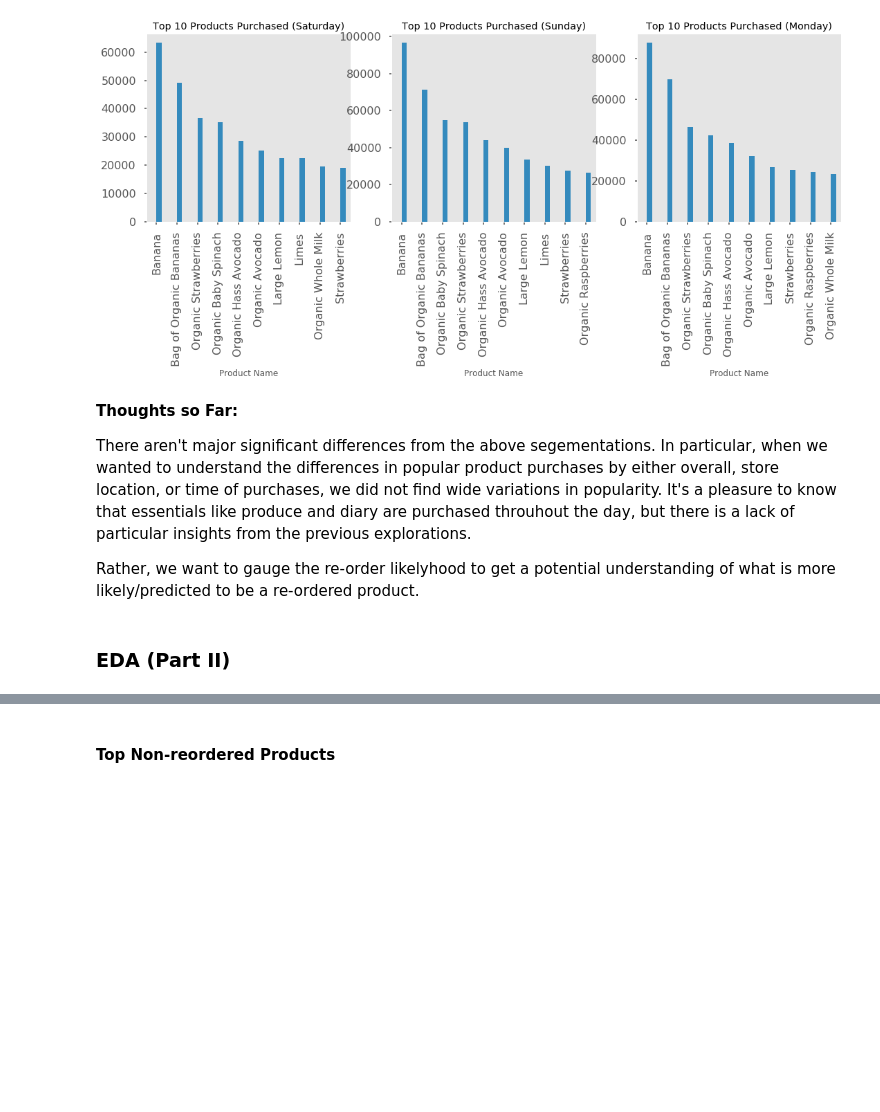
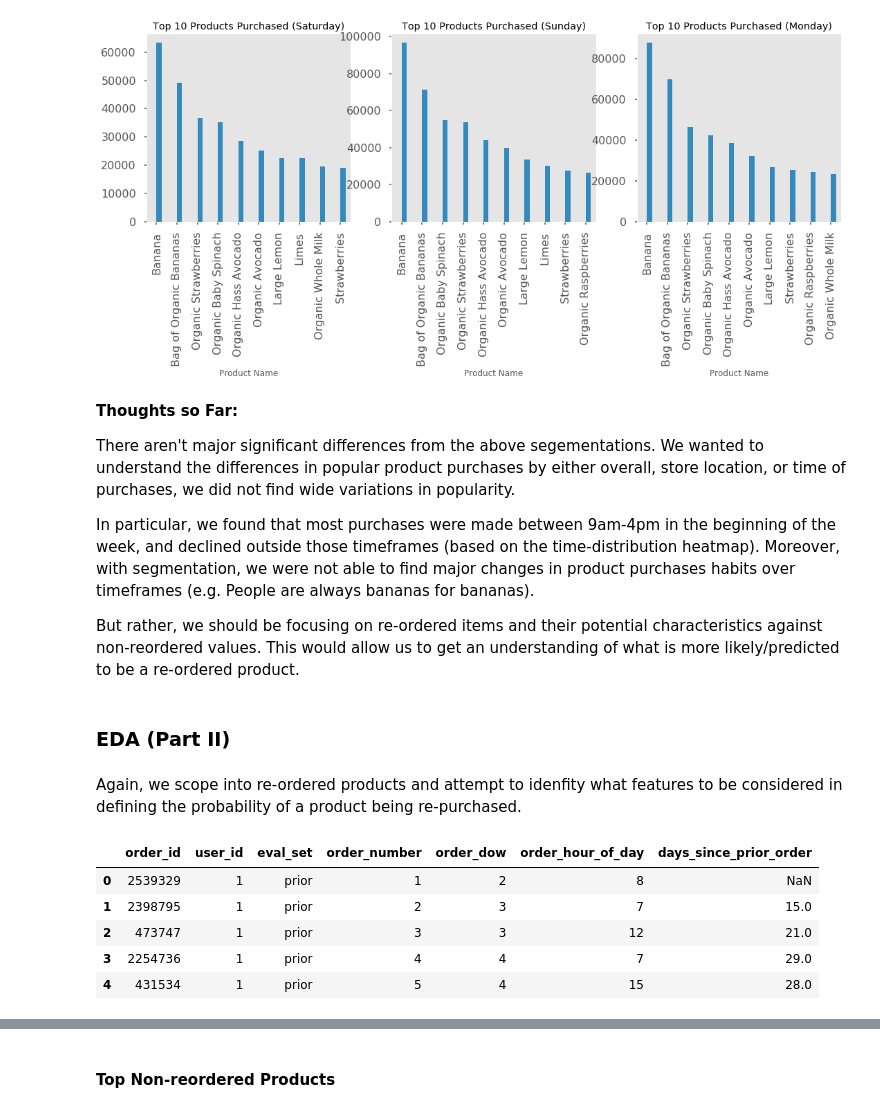
Before and after one commit to CloudChaoszero/Instacart-Product-AnalysisAndInference, a Jupyter notebook: Analytics/Instacart-Data-Analytics.ipynb, the cells around one changed output, grey strips where cells are left out. Saved outputs shown, nothing was run; the diff lists cells and outputs as text; code cells hidden in the pictures; blank space fills up the shorter version.

```diff
--- a/Analytics/Instacart-Data-Analytics.ipynb
+++ b/Analytics/Instacart-Data-Analytics.ipynb
@@ -390,8 +403,12 @@ plt.show()
 # %% [markdown]
 **Thoughts so Far:**
 
-There aren't major significant differences from the above segementations. In particular, when we wanted to understand the differences in popular product purchases by either overall, store location, or time of purchases, we did not find wide variations in popularity. It's a pleasure to know that essentials like produce and diary are purchased throuhout the day, but there is a lack of particular insights from the previous explorations.
+There aren't major significant differences from the above segementations. We wanted to understand the differences in popular product purchases by either overall, store location, or time of purchases, we did not find wide variations in popularity.
 
-Rather, we want to gauge the re-order likelyhood to get a potential understanding of what is more likely/predicted to be a re-ordered product.
+In particular, we found that most purchases were made between 9am-4pm in the beginning of the week, and declined outside those timeframes (based on the time-distribution heatmap). Moreover, with segmentation, we were not able to find major changes in product purchases habits over timeframes (e.g. People are always bananas for bananas).
+
+But rather, we should be focusing on re-ordered items and their potential characteristics against non-reordered values. This would allow us to get an understanding of what is more likely/predicted to be a re-ordered product.
 # %% [markdown]
 ### EDA (Part II)
+# %% [markdown]
+Again, we scope into re-ordered products and attempt to idenfity what features to be considered in defining the probability of a product being re-purchased.
@@ -397,0 +419,9 @@ Rather, we want to gauge the re-order likelyhood to get a potential understandin
+# %%
+order_products_prior.merge(ordersDf[ordersDf['eval_set']=='prior'])
+# %% [output]
+|  | order_id | user_id | eval_set | order_number | order_dow | order_hour_of_day | days_since_prior_order |
+| 0 | 2539329 | 1 | prior | 1 | 2 | 8 | NaN |
+| 1 | 2398795 | 1 | prior | 2 | 3 | 7 | 15.0 |
+| 2 | 473747 | 1 | prior | 3 | 3 | 12 | 21.0 |
+| 3 | 2254736 | 1 | prior | 4 | 4 | 7 | 29.0 |
+| 4 | 431534 | 1 | prior | 5 | 4 | 15 | 28.0 |
```
Also changed, not shown: parts of 16 cells of this notebook.
